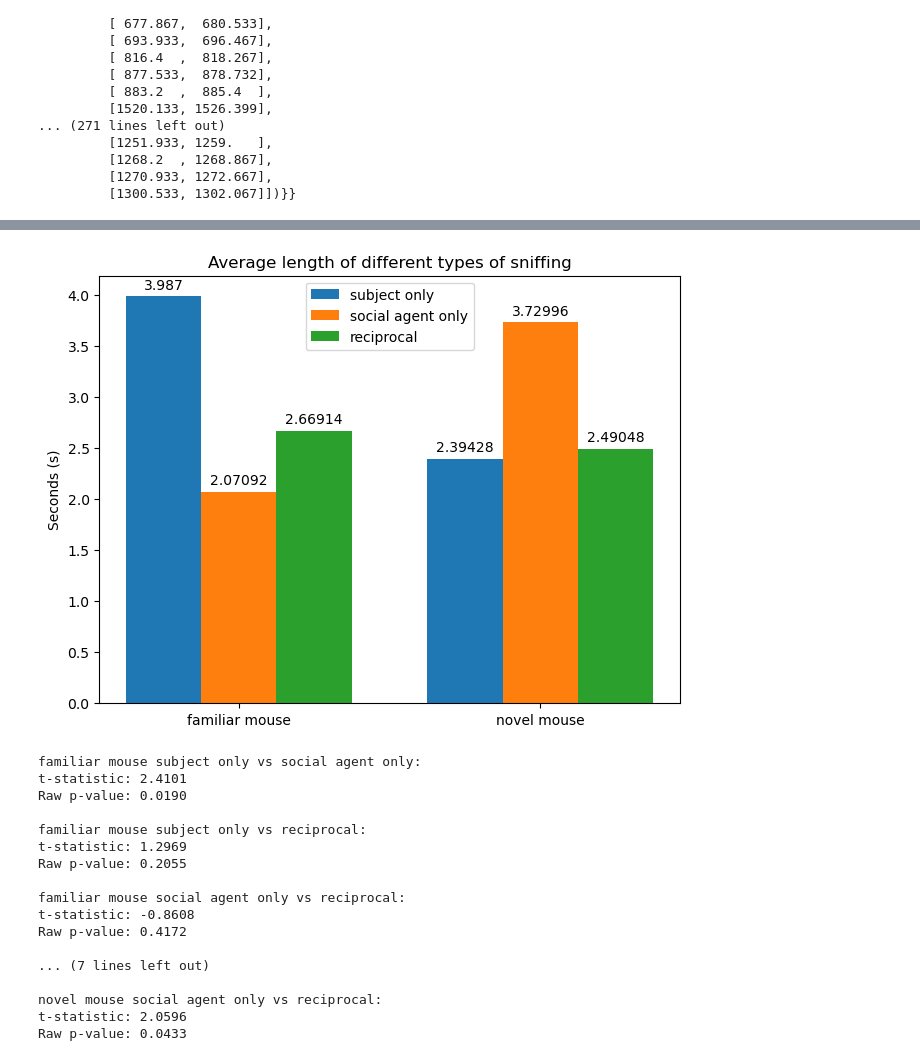
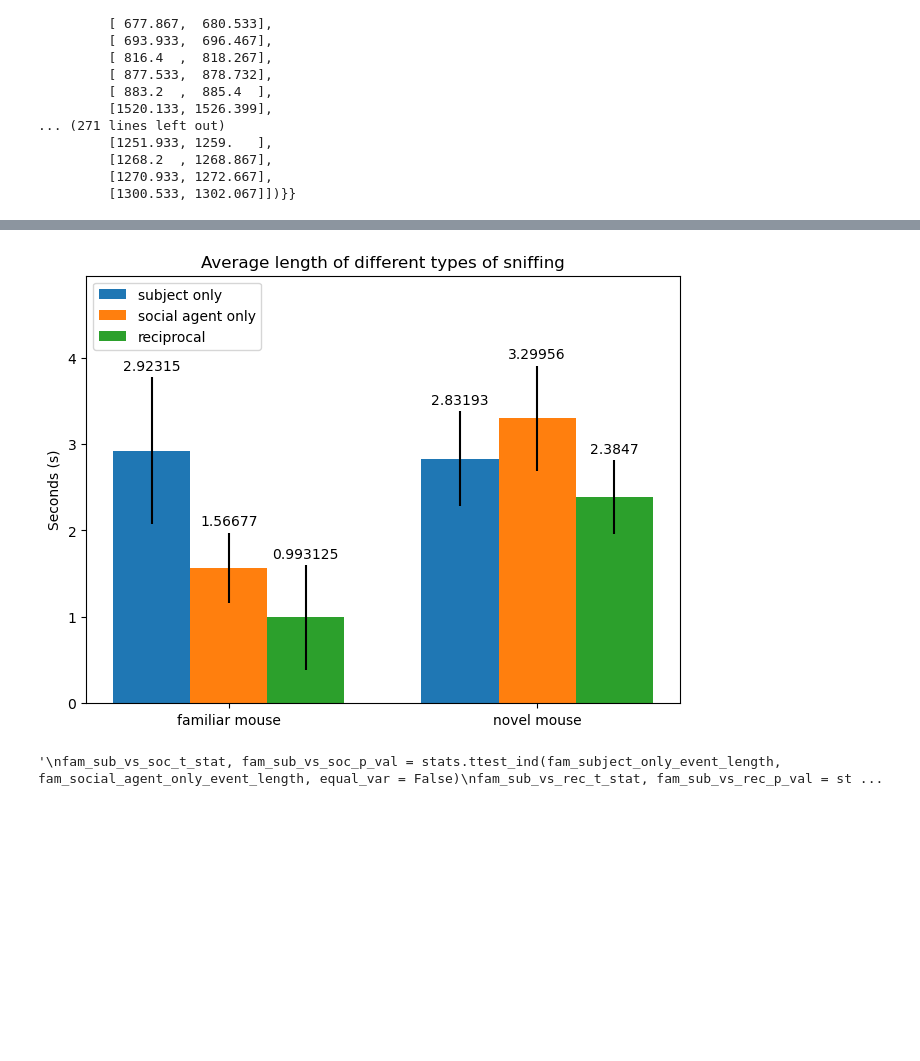
Before and after one commit to tomHep10/diff_fam_social_memory_ephys, a Jupyter notebook: other_peoples_sutff/Catherine/data_analysis/object_control.ipynb, the cells around one changed output, grey strips where cells are left out. Cells and saved outputs as stored; diff of their text form; code cells hidden in the pictures; blank space fills up the shorter version.

Commit message:
subject vs. social agent vs. reciprocal

```diff
--- a/other_peoples_sutff/Catherine/data_analysis/object_control.ipynb
+++ b/other_peoples_sutff/Catherine/data_analysis/object_control.ipynb
@@ -249,16 +261,17 @@ def plot_sniffing(data, ylabel, title):
 
 	fig, ax = plt.subplots(layout = 'constrained')
 
-	for condition, measurement in data.items():
+	for behavior, measurement in data.items():
 		offset = width*multiplier
-		rects = ax.bar(x + offset, measurement, width, label = condition)
+		rects = ax.bar(x + offset, measurement['mean'], width, yerr=measurement['sem'], label = behavior)
 		ax.bar_label(rects, padding = 3)
 		multiplier += 1
 
+	plt.ylim(0, max(v for group in data.values() for tup in group.values() for v in tup) * 1.5)
 	ax.set_ylabel(ylabel)
 	ax.set_title(title)
 	ax.set_xticks(x + width, conditions)
-	ax.legend()
+	ax.legend(loc='best')
 	plt.show()
 # %%
 total_length = {
@@ -272,14 +291,17 @@ plot_sniffing(total_length, 'Seconds (s)', 'Total length of different types of s
 # %%
 aver_length = {
-	'subject only': (np.array(fam_subject_only_event_length).sum()/len(fam_subject_only_event_length),
-				  np.array(nov_subject_only_event_length).sum()/len(nov_subject_only_event_length)),
-	'social agent only': (np.array(fam_social_agent_only_event_length).sum()/len(fam_social_agent_only_event_length),
-					   np.array(nov_social_agent_only_evnet_length).sum()/len(nov_social_agent_only_evnet_length)),
-	'reciprocal': (np.array(fam_reciprocal_event_length).sum()/len(fam_reciprocal_event_length),
-				 np.array(nov_reciprocal_event_length).sum()/len(nov_reciprocal_event_length))
+	'subject only':
+		{'mean': (np.mean([sum(event)/len(event) if event else 0 for event in fam_subject_only_event_length]), np.mean([sum(event)/len(event) if event else 0 for event in nov_subject_only_event_length])),
+		'sem': (stats.sem([sum(event)/len(event) if event else 0 for event in fam_subject_only_event_length]), stats.sem([sum(event)/len(event) if event else 0 for event in nov_subject_only_event_length]))},
+	'social agent only':
+		{'mean': (np.mean([sum(event)/len(event) if event else 0 for event in fam_social_agent_only_event_length]), np.mean([sum(event)/len(event) if event else 0 for event in nov_social_agent_only_evnet_length])),
+		'sem': (stats.sem([sum(event)/len(event) if event else 0 for event in fam_social_agent_only_event_length]), stats.sem([sum(event)/len(event) if event else 0 for event in nov_social_agent_only_evnet_length]))},
+	'reciprocal':
+		{'mean': (np.mean([sum(event)/len(event) if event else 0 for event in fam_reciprocal_event_length]), np.mean([sum(event)/len(event) if event else 0 for event in nov_reciprocal_event_length])),
+		'sem': (stats.sem([sum(event)/len(event) if event else 0 for event in fam_reciprocal_event_length]), stats.sem([sum(event)/len(event) if event else 0 for event in nov_reciprocal_event_length]))}
 }
 plot_sniffing(aver_length, 'Seconds (s)', 'Average length of different types of sniffing')
-
+'''
 fam_sub_vs_soc_t_stat, fam_sub_vs_soc_p_val = stats.ttest_ind(fam_subject_only_event_length, fam_social_agent_only_event_length, equal_var = False)
 fam_sub_vs_rec_t_stat, fam_sub_vs_rec_p_val = stats.ttest_ind(fam_subject_only_event_length, fam_reciprocal_event_length, equal_var = False)
 fam_soc_vs_rec_t_stat, fam_soc_vs_rec_p_val = stats.ttest_ind(fam_social_agent_only_event_length, fam_reciprocal_event_length, equal_var = False)
@@ -290,50 +312,35 @@ nov_soc_vs_rec_t_stat, nov_soc_vs_rec_p_val = stats.ttest_ind(nov_social_agent_o
 # familiar mouse subject only vs social agent only
 print("familiar mouse subject only vs social agent only:")
 print(f"t-statistic: {fam_sub_vs_soc_t_stat:.4f}")
 print(f"Raw p-value: {fam_sub_vs_soc_p_val:.4f}")
 
 # familiar mouse subject only vs reciprocal
 print("\nfamiliar mouse subject only vs reciprocal:")
 print(f"t-statistic: {fam_sub_vs_rec_t_stat:.4f}")
 print(f"Raw p-value: {fam_sub_vs_rec_p_val:.4f}")
 
 # familiar mouse social agent only vs reciprocal
 print("\nfamiliar mouse social agent only vs reciprocal:")
 print(f"t-statistic: {fam_soc_vs_rec_t_stat:.4f}")
 print(f"Raw p-value: {fam_soc_vs_rec_p_val:.4f}")
 
 # novel mouse subject only vs social agent only
 print("\nnovel mouse subject only vs social agent only:")
 print(f"t-statistic: {nov_sub_vs_soc_t_stat:.4f}")
 print(f"Raw p-value: {nov_sub_vs_soc_p_val:.4f}")
 
 # novel mouse subject only vs reciprocal
 print("\nnovel mouse subject only vs reciprocal:")
 print(f"t-statistic: {nov_sub_vs_rec_t_stat:.4f}")
 print(f"Raw p-value: {nov_sub_vs_rec_p_val:.4f}")
 
 # novel mouse social agent only vs reciprocal
 print("\nnovel mouse social agent only vs reciprocal:")
 print(f"t-statistic: {nov_soc_vs_rec_t_stat:.4f}")
 print(f"Raw p-value: {nov_soc_vs_rec_p_val:.4f}")
+'''
 # %% [output]
-[figure, old version]
+[figure, new version]
-familiar mouse subject only vs social agent only:
-t-statistic: 2.4101
-Raw p-value: 0.0190
-
-familiar mouse subject only vs reciprocal:
-t-statistic: 1.2969
-Raw p-value: 0.2055
-
-familiar mouse social agent only vs reciprocal:
-t-statistic: -0.8608
-Raw p-value: 0.4172
-
-... (7 lines left out)
-
-novel mouse social agent only vs reciprocal:
-t-statistic: 2.0596
-Raw p-value: 0.0433
+'\nfam_sub_vs_soc_t_stat, fam_sub_vs_soc_p_val = stats.ttest_ind(fam_subject_only_event_length, fam_social_agent_only_event_length, equal_var = False)\nfam_sub_vs_rec_t_stat, fam_sub_vs_rec_p_val = st ...
 # %%
 n_o_events = {
```
Also changed, not shown: parts of 3 cells of this notebook.
